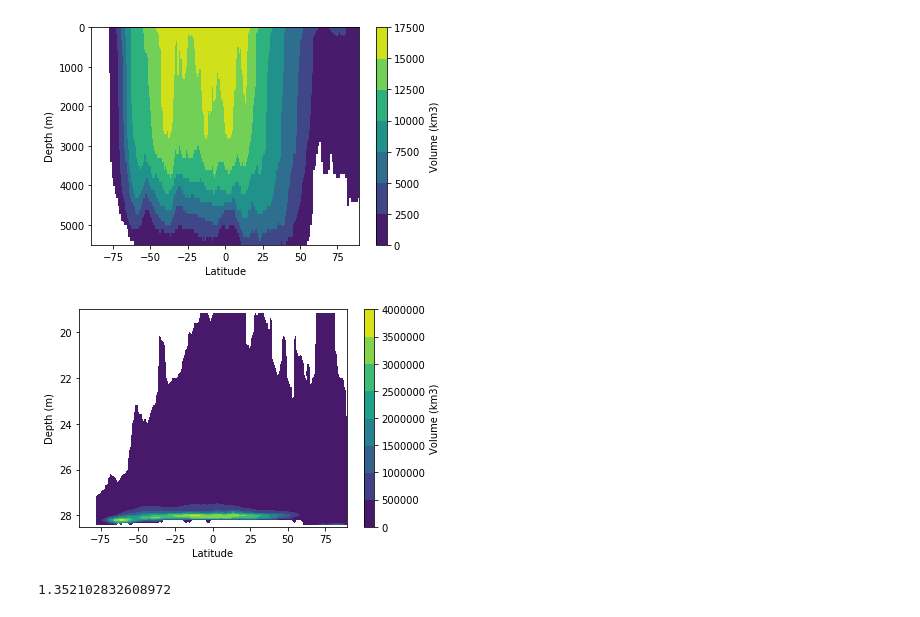
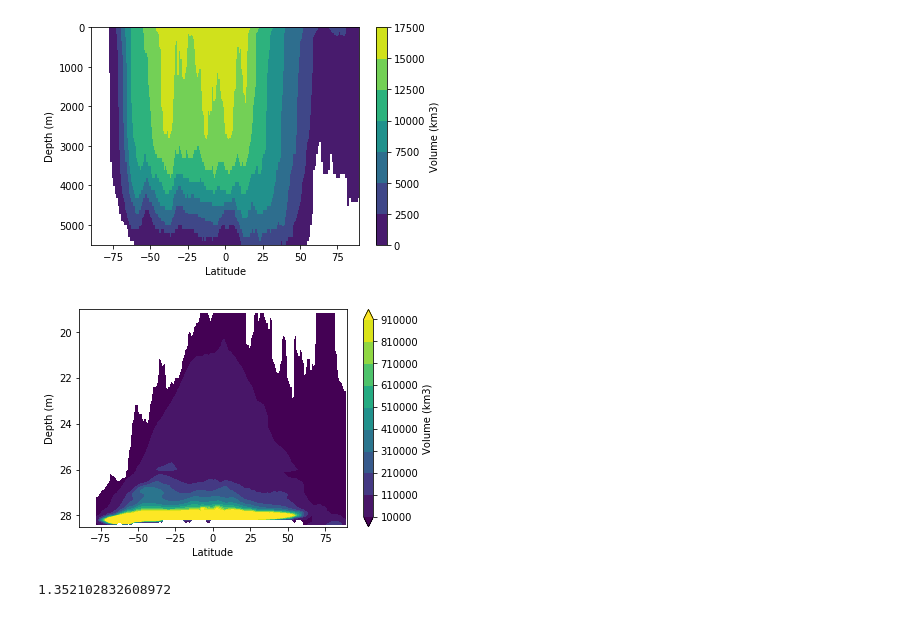
Before and after one commit to eguil/Density_bining, a Jupyter notebook: Yona_analysis/programs/ocean_refill_remaptoz.ipynb, the cells around one changed output. Cells and saved outputs as stored; diff of their text form; code cells hidden in the pictures.

```diff
--- a/Yona_analysis/programs/ocean_refill_remaptoz.ipynb
+++ b/Yona_analysis/programs/ocean_refill_remaptoz.ipynb
@@ -127,17 +200,17 @@ plt.show()
 # %%
 # Plot total volume of EN4 on isopycnals
 lat2d,density2d = np.meshgrid(lat,density)
 ax=plt.gca()
 #ax.fill_between(lat,np.ma.max(depthmask_a,axis=1),[5500]*len(lat),color='grey')
-plt.contourf(lat2d,density2d,isonvol[0,:,:])
+plt.contourf(lat2d,density2d,isonvol[0,:,:],levels=np.arange(10000,1000000,100000),extend='both')
 plt.gca().invert_yaxis()
 plt.xlabel('Latitude')
 plt.ylabel('Depth (m)')
 cb = plt.colorbar()
 cb.set_label('Volume (km3)')
 plt.show()
 # %% [output]
-[figure, old version]
+[figure, new version]
 # %%
 # Computed volume of the ocean, based on WOA13 bathymetry
 np.sum(V[0,:,:])/1.e09 #*10^9km3
```
Also changed, not shown: parts of 38 cells of this notebook, 26 other files.
